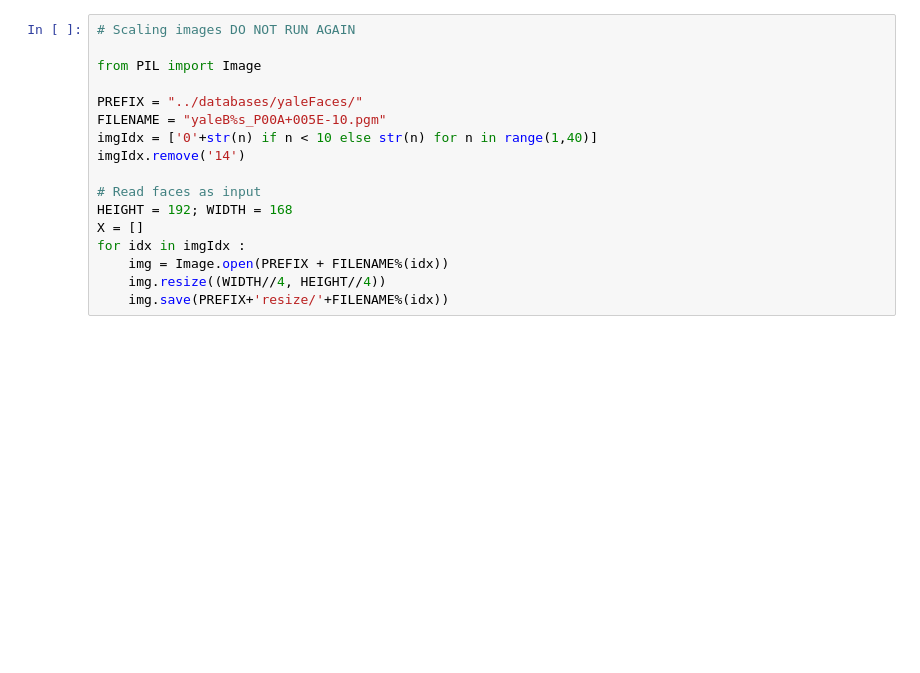
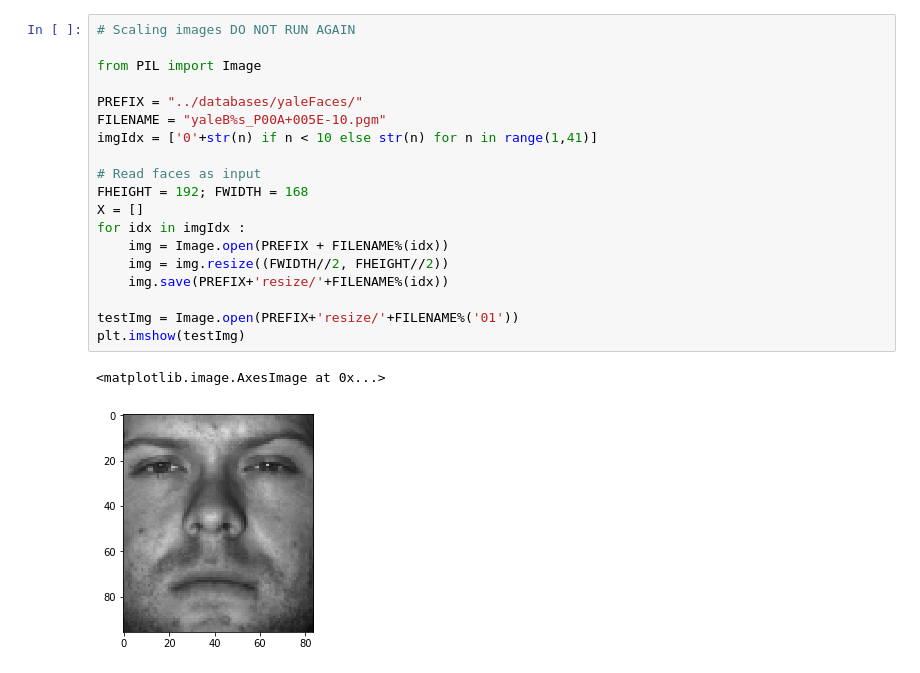
Before and after one commit to RainLiuX/machineLearning, a Jupyter notebook: PCA/PCA.ipynb, the cells around one changed output. Drawn from its saved outputs; the diff is of its cells as text; blank space fills up the shorter version.

```diff
--- a/PCA/PCA.ipynb
+++ b/PCA/PCA.ipynb
@@ -105,17 +166,22 @@ print("Exporting eigen faces done")
 # %%
 # Scaling images DO NOT RUN AGAIN
 
 from PIL import Image
 
 PREFIX = "../databases/yaleFaces/"
 FILENAME = "yaleB%s_P00A+005E-10.pgm"
-imgIdx = ['0'+str(n) if n < 10 else str(n) for n in range(1,40)]
-imgIdx.remove('14')
+imgIdx = ['0'+str(n) if n < 10 else str(n) for n in range(1,41)]
 
 # Read faces as input
-HEIGHT = 192; WIDTH = 168
+FHEIGHT = 192; FWIDTH = 168
 X = []
 for idx in imgIdx :
     img = Image.open(PREFIX + FILENAME%(idx))
-    img.resize((WIDTH//4, HEIGHT//4))
+    img = img.resize((FWIDTH//2, FHEIGHT//2))
     img.save(PREFIX+'resize/'+FILENAME%(idx))
+
+testImg = Image.open(PREFIX+'resize/'+FILENAME%('01'))
+plt.imshow(testImg)
+# %% [output]
+<matplotlib.image.AxesImage at 0x...>
+[figure, added]
```
Also changed, not shown: parts of 7 cells of this notebook, 21 other files.
